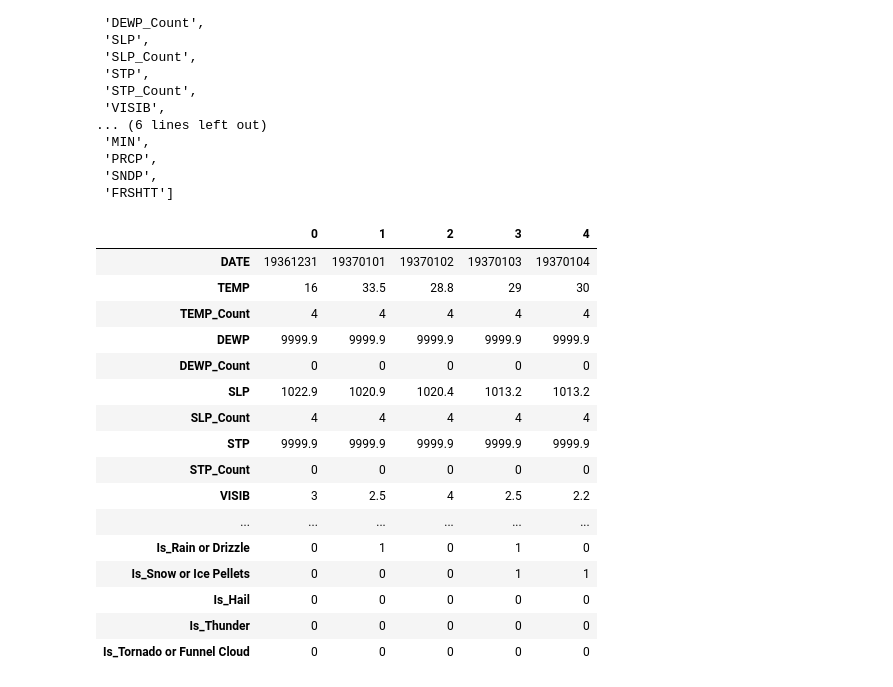
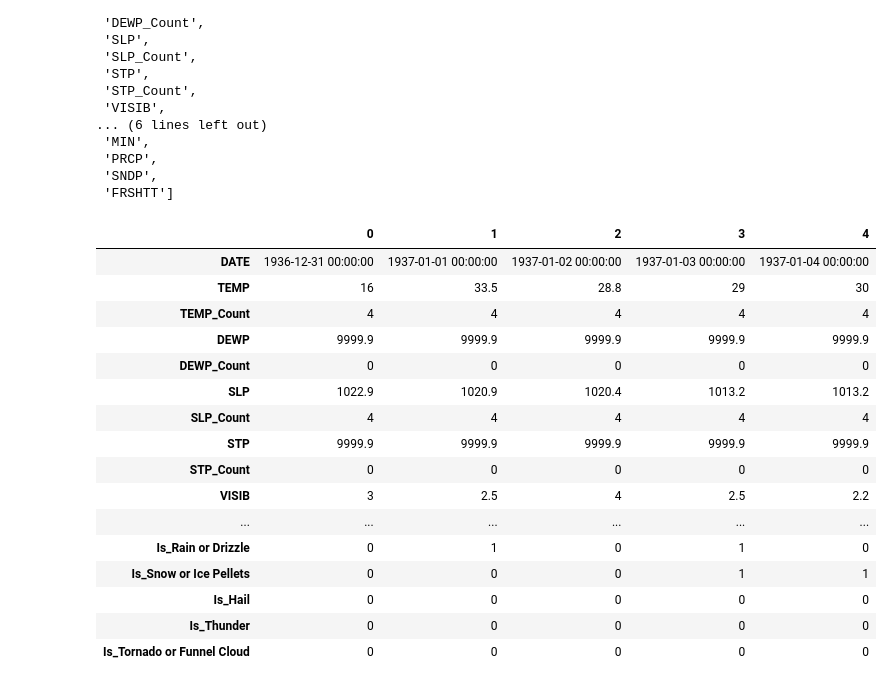
Before and after one commit to Konopatkin-OV/TechSphere_2018_project, a Jupyter notebook: data/Data look.ipynb, the cells around one changed output. Drawn from its saved outputs; the diff is of its cells as text; code cells hidden in the pictures.

```diff
--- a/data/Data look.ipynb
+++ b/data/Data look.ipynb
@@ -196,33 +196,40 @@ adeq_cols
 # %%
 data = pd.DataFrame(raw_data.drop(columns=['Unnamed: 22']).values, columns=adeq_cols)
 
 flagged = ['MAX', 'MIN', 'PRCP']
 flags = {chr(ord('A') + i) for i in range(9)} | {'*'}
 
 for name in flagged:
     data[name + '_Flag'] = data[name].map(lambda s: s[-1] if s[-1] in flags else '_')
     data[name] = data[name].map(lambda s: s[:-1] if s[-1] in flags else s)
 
 # есть ещё кучи девяток вместо nan-ов
 missing = [9999.9, np.nan, 9999.9, np.nan, 9999.9, np.nan, 9999.9,
            np.nan, 999.9, np.nan, 999.9, np.nan, 999.9, 999.9, 9999.9, 9999.9, 99.9, 999.9]
 for miss, name in zip(missing, data.columns[3:]):
     data[name] = data[name].astype(float)
     data[name + '_is_missing'] = data[name].map(lambda s: int(s == miss))
 
 # последняя волшебная колонка
 FRSHTT = ['Fog', 'Rain or Drizzle', 'Snow or Ice Pellets', 'Hail', 'Thunder', 'Tornado or Funnel Cloud']
 for i in range(len(FRSHTT)):
     data['Is_' + FRSHTT[i]] = data['FRSHTT'].map(lambda s: ((int(str(s), 2) >> (len(FRSHTT) - i - 1)) & 1))
 data = data.drop(columns=['FRSHTT'])
 
 # первые колонки нафиг не нужны, они полностью одинаковые
 data = data.drop(columns=data.columns[:2])
 
+def f(v):
+    v = str(v)
+    y, m, d = int(v[:4]), int(v[4:6]), int(v[6:])
+    return pd.datetime(y, m, d)
+
+data['DATE'] = data['DATE'].map(f)
+
 data.head().T
 # %% [output]
 |  | 0 | 1 | 2 | 3 | 4 |
-| DATE | 19361231 | 19370101 | 19370102 | 19370103 | 19370104 |
+| DATE | 1936-12-31 00:00:00 | 1937-01-01 00:00:00 | 1937-01-02 00:00:00 | 1937-01-03 00:00:00 | 1937-01-04 00:00:00 |
 | TEMP | 16 | 33.5 | 28.8 | 29 | 30 |
 | TEMP_Count | 4 | 4 | 4 | 4 | 4 |
 | DEWP | 9999.9 | 9999.9 | 9999.9 | 9999.9 | 9999.9 |
```
Also changed, not shown: parts of 2 cells of this notebook.
